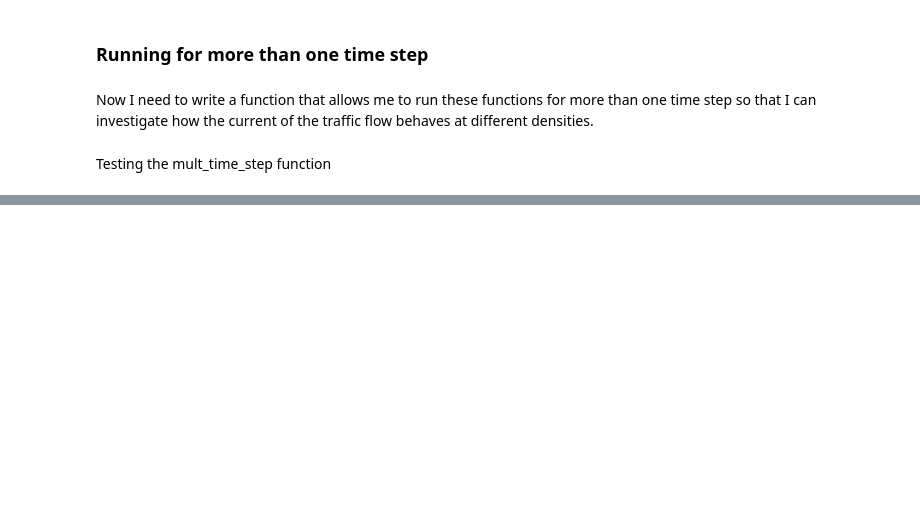
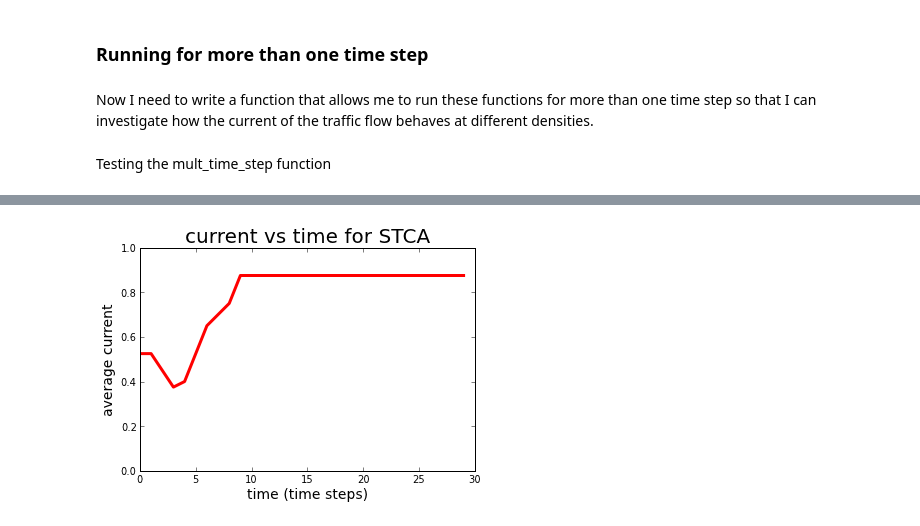
Before and after one commit to bcoit/Phys202-S13, a Jupyter notebook: Project/TrafficFlow.ipynb, the cells around one changed output, grey strips where cells are left out. Saved outputs shown, nothing was run; the diff lists cells and outputs as text; code cells hidden in the pictures; blank space fills up the shorter version.

```diff
--- a/Project/TrafficFlow.ipynb
+++ b/Project/TrafficFlow.ipynb
@@ -244,0 +336,17 @@ mult_time_steps(10,ASEP,x5,v5,road5,v_max5,0)
+# %%
+L = 40
+cars = 5
+v_max = 10
+p = 40 #The cars have a 40% chance of randomly slowing down
+N = 30
+densitySTCA, posSTCA, v_avgSTCA, currentSTCA = mult_time_steps(N,STCA,L,cars,v_max,p)
+# %%
+t2 = arange(0,N)
+plot(t2,currentSTCA,linewidth = 3, color = 'red')
+ylim(0,1)
+ylabel("average current", fontsize = 14)
+xlabel("time (time steps)", fontsize = 14)
+title("current vs time for STCA", fontsize = 20)
+show()
+# %% [output]
+[figure, added]
```
Also changed, not shown: parts of 42 cells of this notebook, 5 other files.
